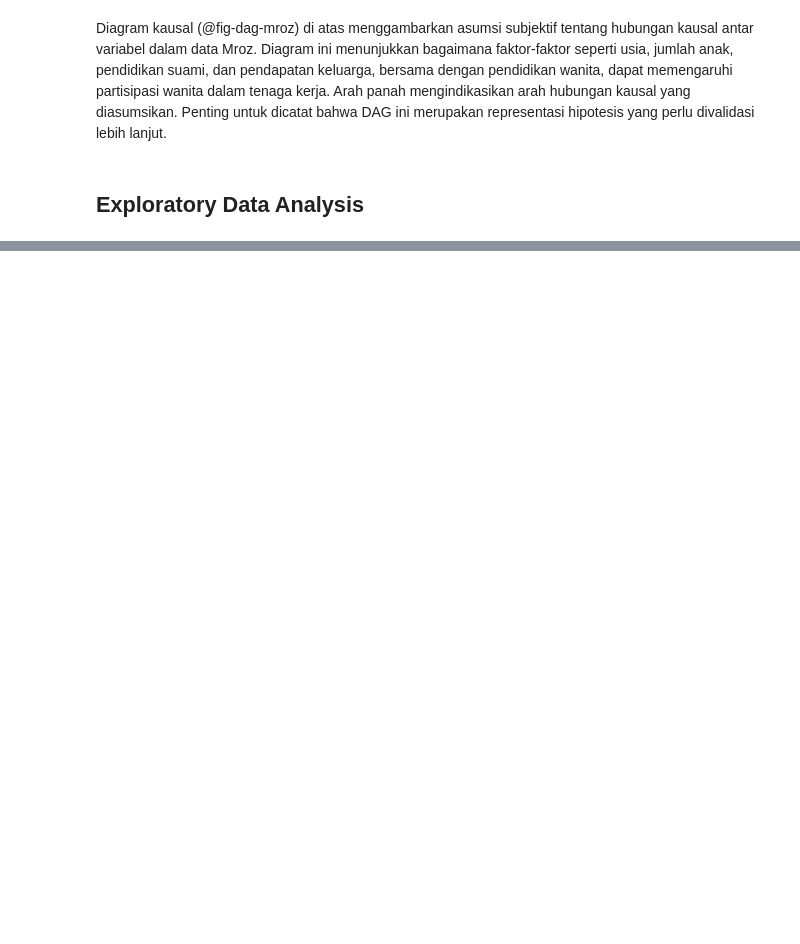
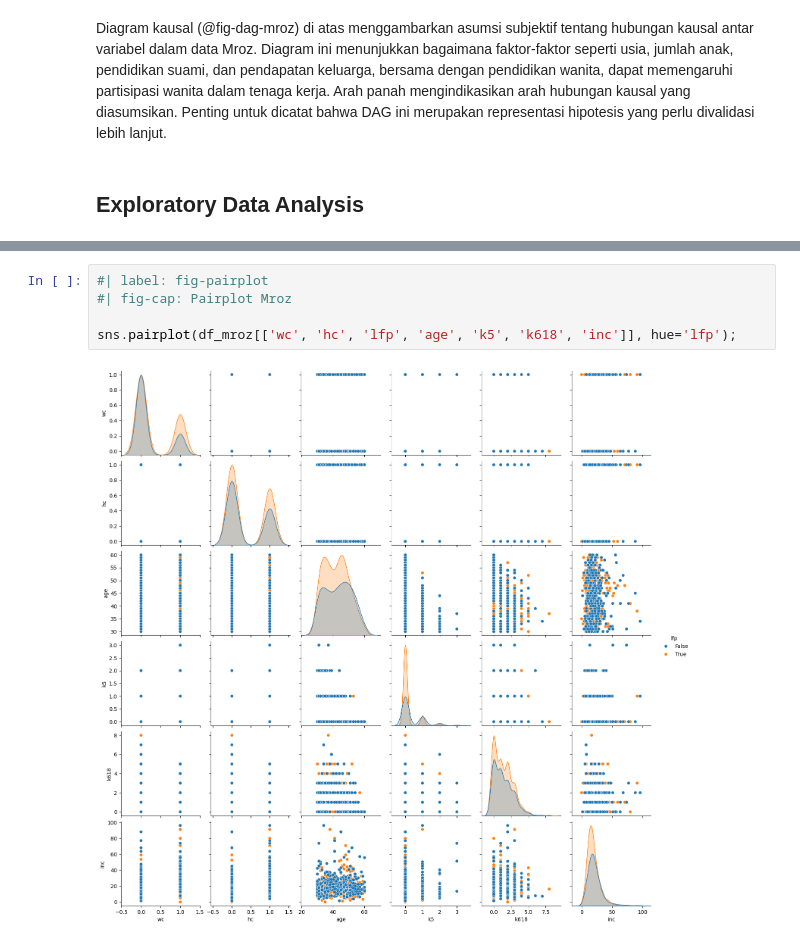
Before and after one commit to taruma/causal-mroz, a Jupyter notebook: causal_mroz.ipynb, the cells around one changed output, grey strips where cells are left out. Cells and saved outputs as stored; diff of their text form; blank space fills up the shorter version.

```diff
--- a/causal_mroz.ipynb
+++ b/causal_mroz.ipynb
@@ -225,0 +435,7 @@ df_mroz.describe().map('{:.2f}'.format)
+# %%
+#| label: fig-pairplot
+#| fig-cap: Pairplot Mroz
+
+sns.pairplot(df_mroz[['wc', 'hc', 'lfp', 'age', 'k5', 'k618', 'inc']], hue='lfp');
+# %% [output]
+[figure, added]
```
Also changed, not shown: parts of 29 cells of this notebook, 1 other file.
